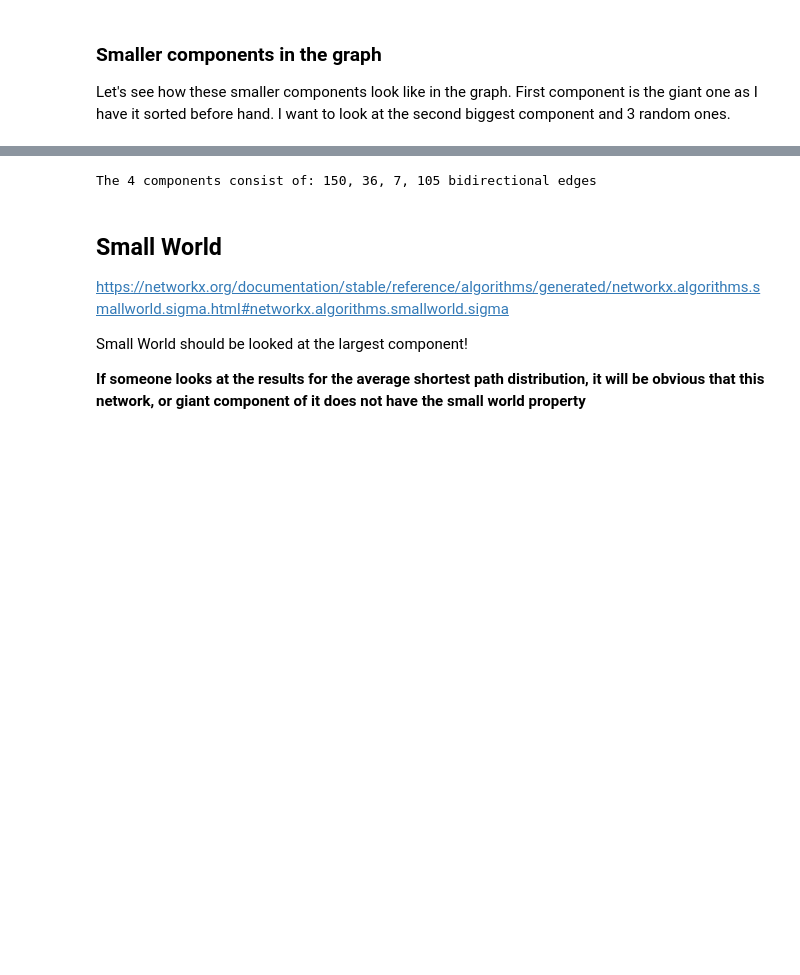
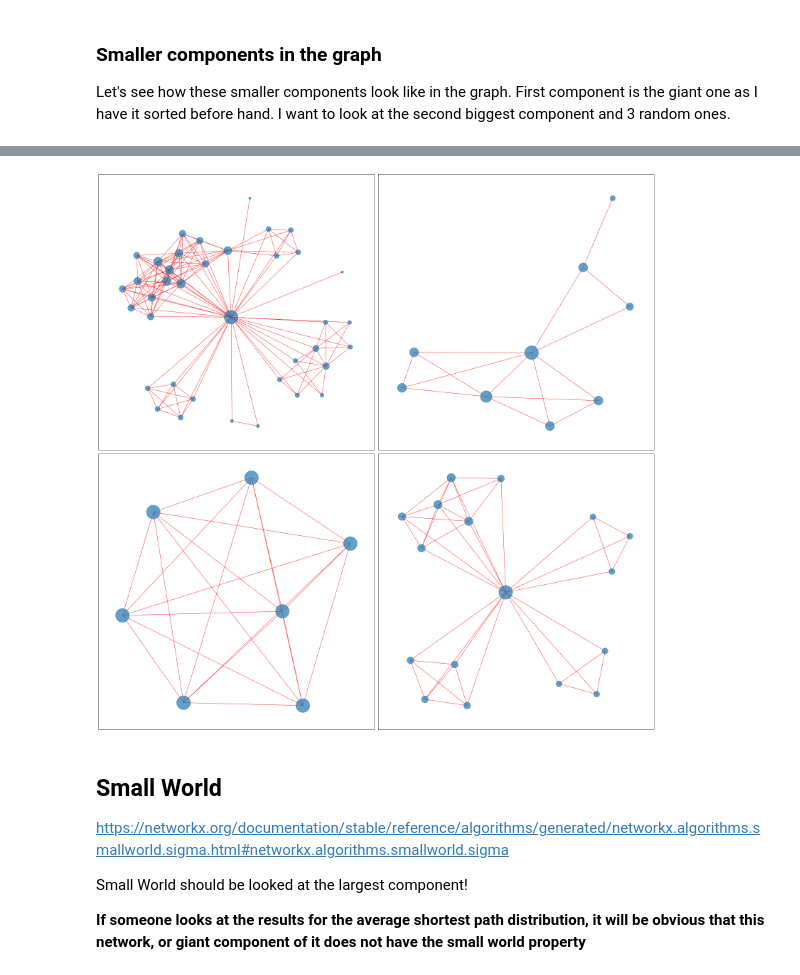
Before and after one commit to AdamGTaylor/ScientificModelling2021-2022-2, a Jupyter notebook: real_data_ana.ipynb, the cells around one changed output, grey strips where cells are left out. Cells and saved outputs as stored; diff of their text form; code cells hidden in the pictures; blank space fills up the shorter version.

```diff
--- a/real_data_ana.ipynb
+++ b/real_data_ana.ipynb
@@ -588,29 +615,0 @@ for i in range(3):
-# %%
-#now I have to process these node to get edges
-#will the data struct look ugly? YES TOTALLY
-
-collector = [] #this will collect the individual results
-for comp in choosen_comps:
-    individual = np.zeros((0,2),dtype=np.uint32)
-    #go through the the component's nodes
-    for j in comp:
-        edge_view = sample_graph.edges(j)
-        for edge in edge_view:
-            individual = np.append(individual, np.array([list(edge)]), axis=0)
-
-    #cleaning
-    for i in range(int(len(individual) / 2)):
-        res = individual[i] == individual[:,::-1]   #compare one row to the others
-        #if both columns has both true -> intersect -> see the true -> downsize
-        individual = individual[~(res[:,0] * res[:,1] == True)]
-        #arguably this is not the best solution, but it does the trick!
-
-    collector.append(individual)
-
-print("The {} components consist of: {}, {}, {}, {} bidirectional edges".format(len(collector),
-                                                                                len(collector[0]),
-                                                                                len(collector[1]),
-                                                                               len(collector[2]),
-                                                                               len(collector[3])))
-# %% [output]
-The 4 components consist of: 150, 36, 7, 105 bidirectional edges
@@ -623,3 +616,49 @@ for comps in collector:
+# %%
+graph_set = []
+positions = []
+
+for comps in collector:
+    G0 = nx.Graph()
+    G0.add_edges_from(comps)
+    graph_set.append(G0)
+
+for graph in graph_set:
+    positions.append(nx.spring_layout(graph))
+# %%
+#get the figure
+fig,axes = plt.subplots(nrows=2, ncols=2, figsize=(22,22))
+
+#plt.title("Components Graph Representation of the Author Network \n with 20 authors cutoff", fontsize=34)
+
+ax = axes.flatten()
+
+for i in range(len(ax)):
+    nx.draw_networkx_nodes(graph_set[i],
+                          positions[i],
+                          #nodelist = np.array(sample_graph.nodes),
+                          node_size=(list([list(node_n_deg)[1] for node_n_deg in graph_set[i].degree])
+                                     /
+                                     np.max(list([list(node_n_deg)[1] for node_n_deg in graph_set[i].degree]))) *1500,
+                          alpha=0.7,
+                          ax=ax[i])
+
+    nx.draw_networkx_edges(graph_set[i],
+                          positions[i],
+                          width=0.8,
+                          #edgelist=tmp_lnk_lst[:,0:2],
+                          edge_color='r',
+                          arrows=False,
+                          ax=ax[i])
+
+fig.tight_layout()
+
+#plt.savefig("figs/component_representation.pdf", format="pdf", bbox_inches="tight")
+
+#needs some modifications, but starts to look acceptable
+
+plt.show()
+# %% [output]
+[figure, added]
 # %% [markdown]
 ## Small World
 
```
Also changed, not shown: parts of 24 cells of this notebook.
